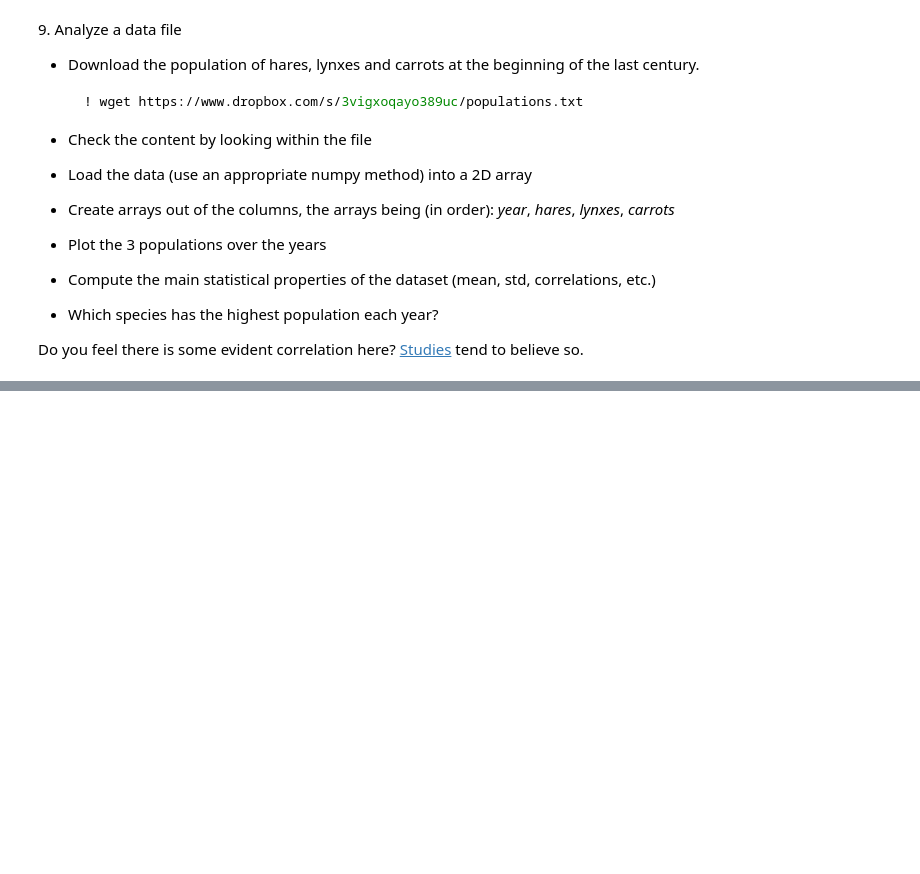
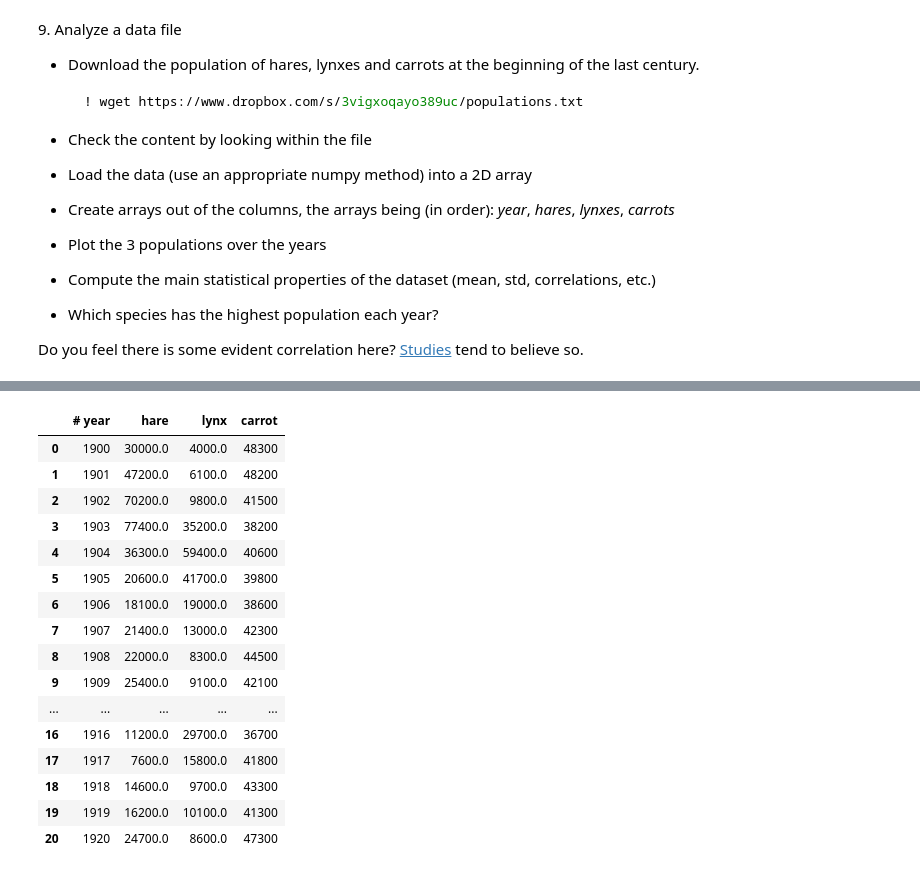
Before and after one commit to aidinattar/LaboratoryOfComputationalPhysics_Y4, a Jupyter notebook: 03ex_Numpy.ipynb, the cells around one changed output, grey strips where cells are left out. Cells and saved outputs as stored; diff of their text form; code cells hidden in the pictures; blank space fills up the shorter version.

```diff
--- a/03ex_Numpy.ipynb
+++ b/03ex_Numpy.ipynb
@@ -284,0 +330,22 @@ Do you feel there is some evident correlation here? [Studies](https://www.enr.go
+# %%
+import pandas as pd
+df = pd.read_csv('populations.txt', delimiter = '\t')
+df
+# %% [output]
+|  | # year | hare | lynx | carrot |
+| 0 | 1900 | 30000.0 | 4000.0 | 48300 |
+| 1 | 1901 | 47200.0 | 6100.0 | 48200 |
+| 2 | 1902 | 70200.0 | 9800.0 | 41500 |
+| 3 | 1903 | 77400.0 | 35200.0 | 38200 |
+| 4 | 1904 | 36300.0 | 59400.0 | 40600 |
+| 5 | 1905 | 20600.0 | 41700.0 | 39800 |
+| 6 | 1906 | 18100.0 | 19000.0 | 38600 |
+| 7 | 1907 | 21400.0 | 13000.0 | 42300 |
+| 8 | 1908 | 22000.0 | 8300.0 | 44500 |
+| 9 | 1909 | 25400.0 | 9100.0 | 42100 |
+| ... | ... | ... | ... | ... |
+| 16 | 1916 | 11200.0 | 29700.0 | 36700 |
+| 17 | 1917 | 7600.0 | 15800.0 | 41800 |
+| 18 | 1918 | 14600.0 | 9700.0 | 43300 |
+| 19 | 1919 | 16200.0 | 10100.0 | 41300 |
+| 20 | 1920 | 24700.0 | 8600.0 | 47300 |
```
Also changed, not shown: parts of 9 cells of this notebook.
